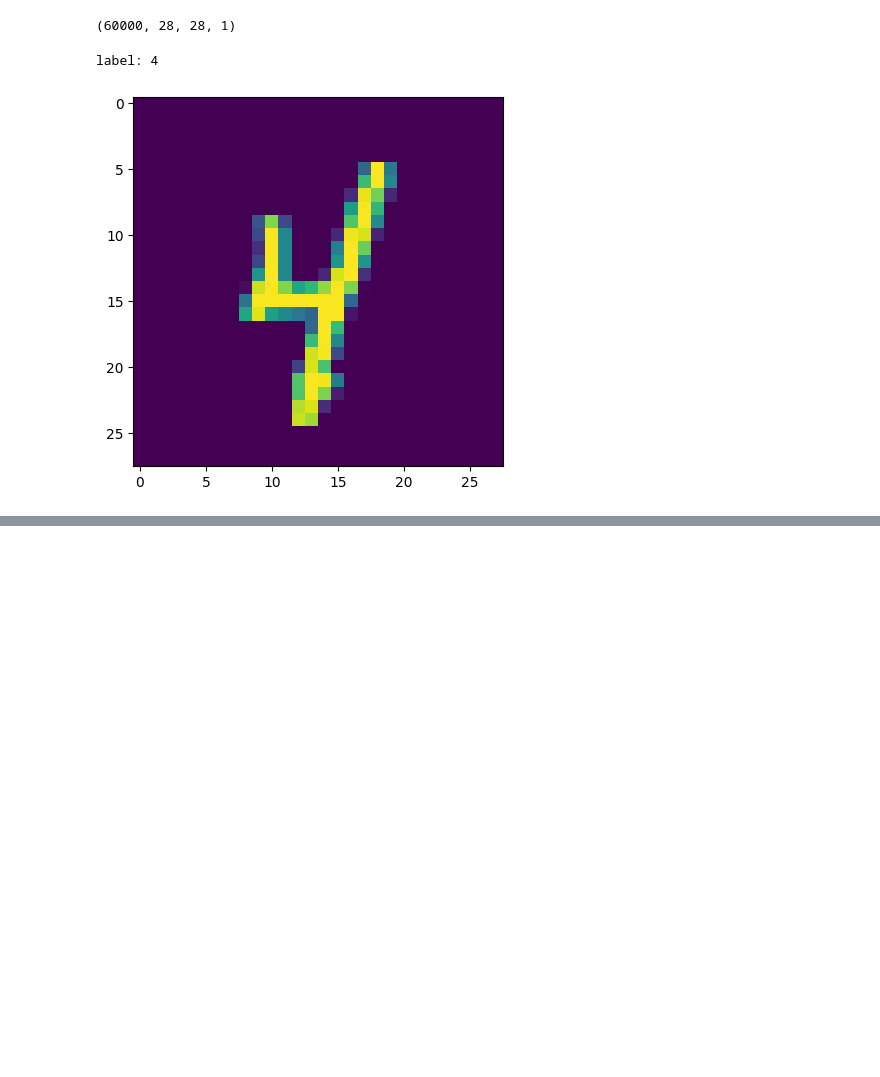
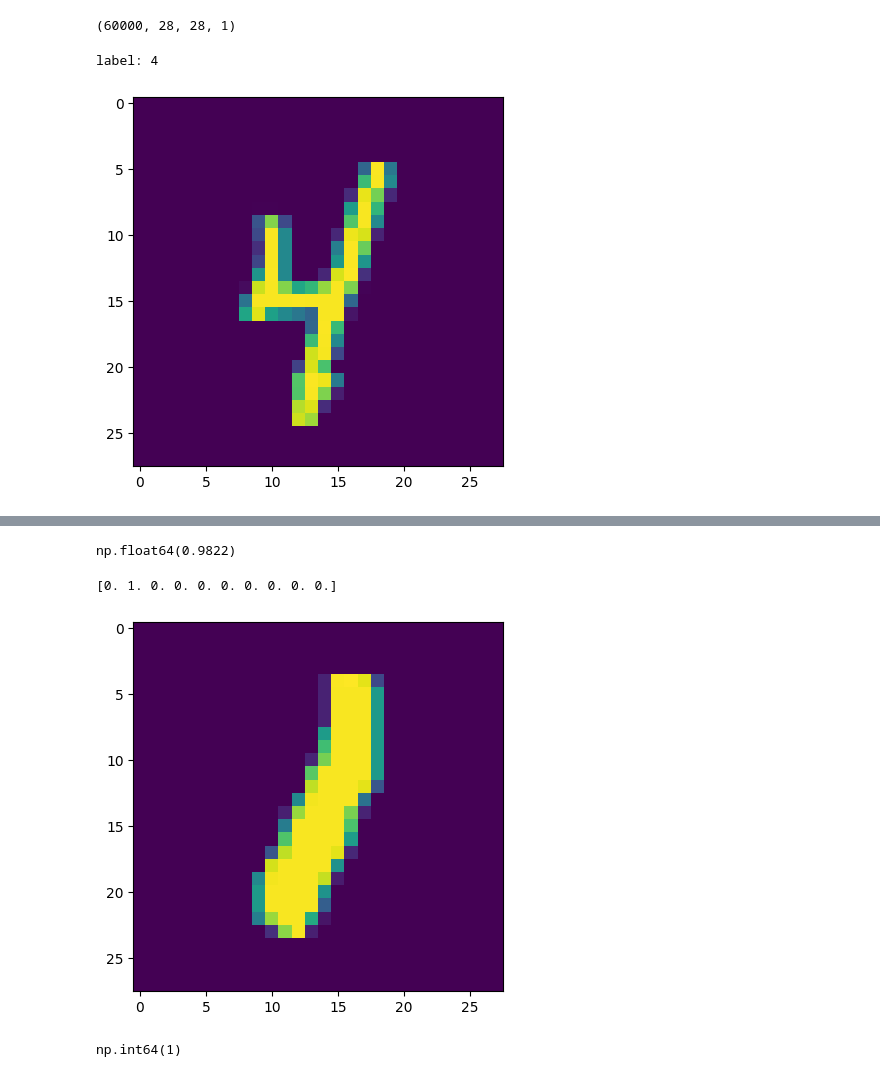
Before and after one commit to anthonynolan/climate, a Jupyter notebook: conv.ipynb, the cells around one changed output, grey strips where cells are left out. Drawn from its saved outputs; the diff is of its cells as text; code cells hidden in the pictures; blank space fills up the shorter version.

```diff
--- a/conv.ipynb
+++ b/conv.ipynb
@@ -63,0 +99,14 @@ plt.show()
+# %%
+(np.argmax(results, axis=1)==np.argmax(Y_test, axis=1)).mean()
+# %% [output]
+np.float64(0.9822)
+# %%
+plt.imshow(X_test[100])
+print(Y_test[100])
+# %% [output]
+[0. 1. 0. 0. 0. 0. 0. 0. 0. 0.]
+[figure, added]
+# %%
+np.argmax(results[100])
+# %% [output]
+np.int64(1)
```
Also changed, not shown: parts of 6 cells of this notebook, 3 other files.
